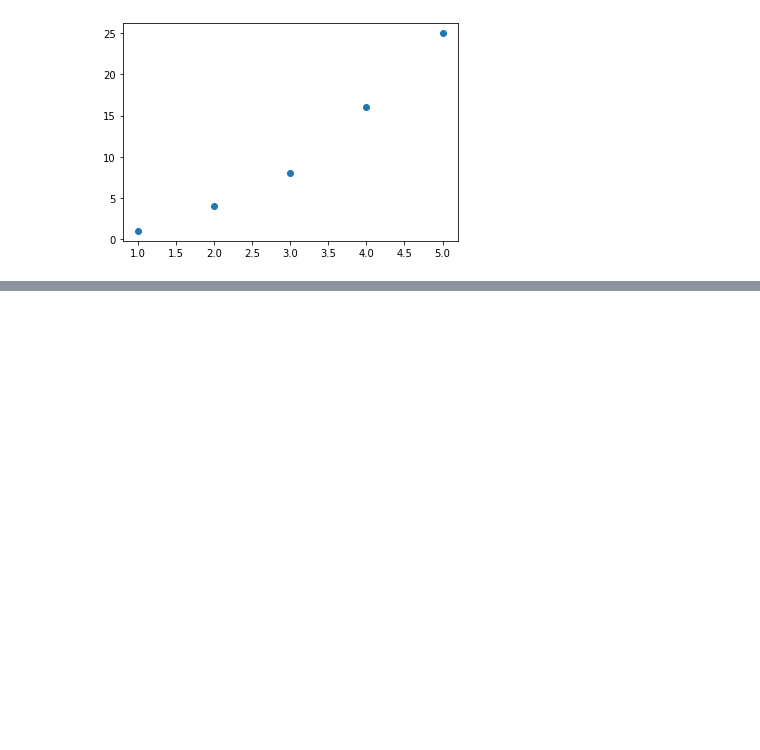
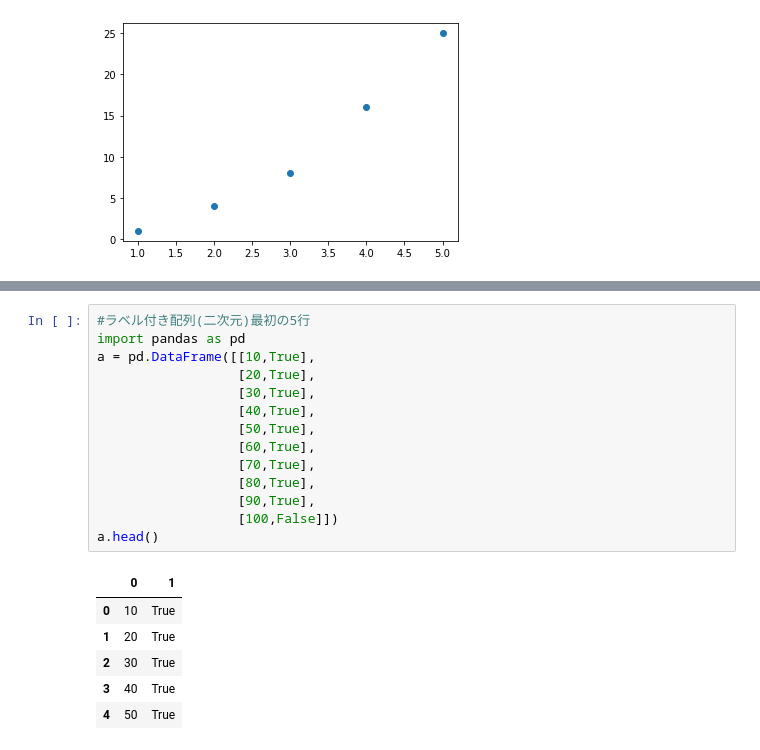
Before and after one commit to tadashi000000/googlecolab001, a Jupyter notebook: notebook001.ipynb, the cells around one changed output, grey strips where cells are left out. Drawn from its saved outputs; the diff is of its cells as text; blank space fills up the shorter version.

```diff
--- a/notebook001.ipynb
+++ b/notebook001.ipynb
@@ -464,0 +583,21 @@ plt.show()
+# %%
+#ラベル付き配列(二次元)最初の5行
+import pandas as pd
+a = pd.DataFrame([[10,True],
+                  [20,True],
+                  [30,True],
+                  [40,True],
+                  [50,True],
+                  [60,True],
+                  [70,True],
+                  [80,True],
+                  [90,True],
+                  [100,False]])
+a.head()
+# %% [output]
+|  | 0 | 1 |
+| 0 | 10 | True |
+| 1 | 20 | True |
+| 2 | 30 | True |
+| 3 | 40 | True |
+| 4 | 50 | True |
```
Also changed, not shown: parts of 17 cells of this notebook.
